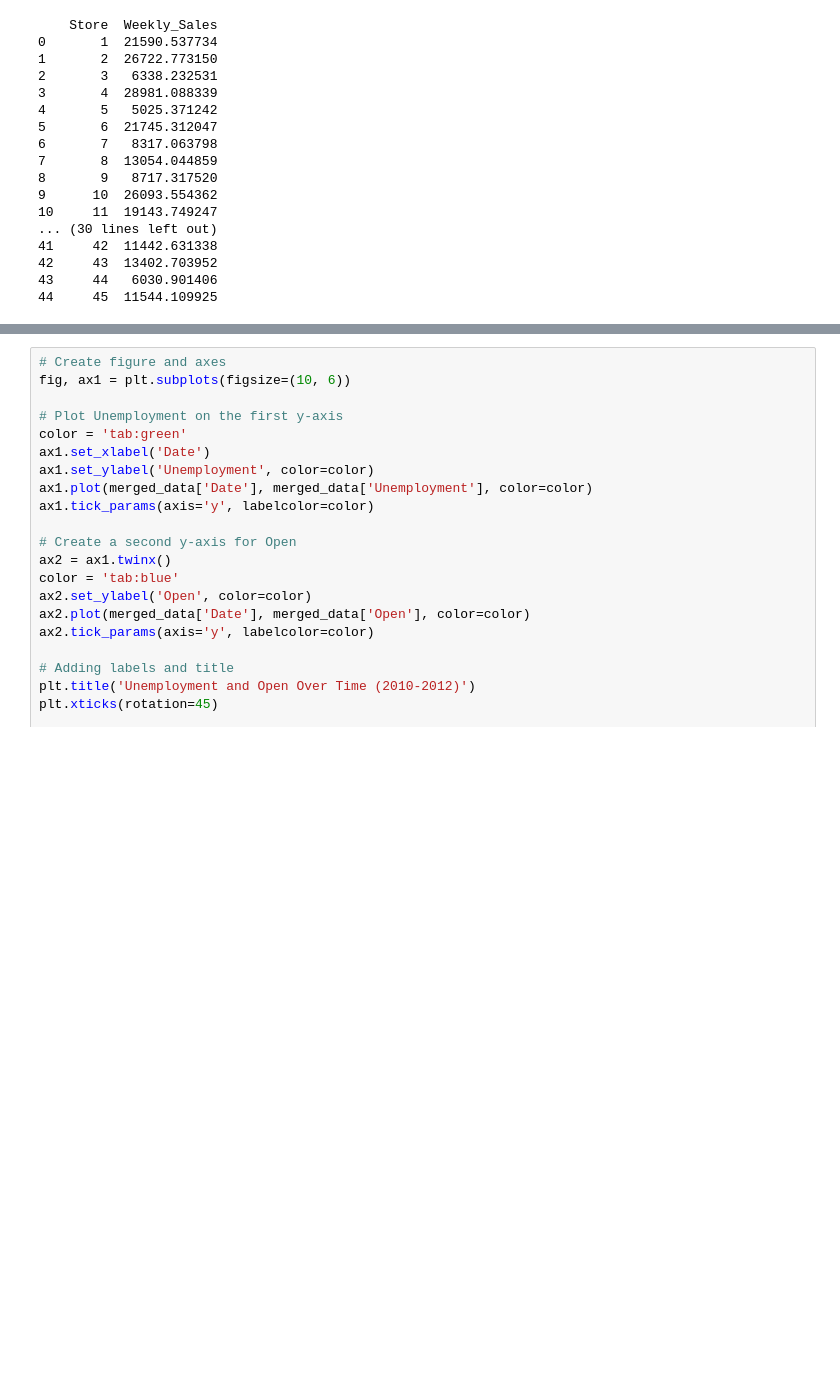
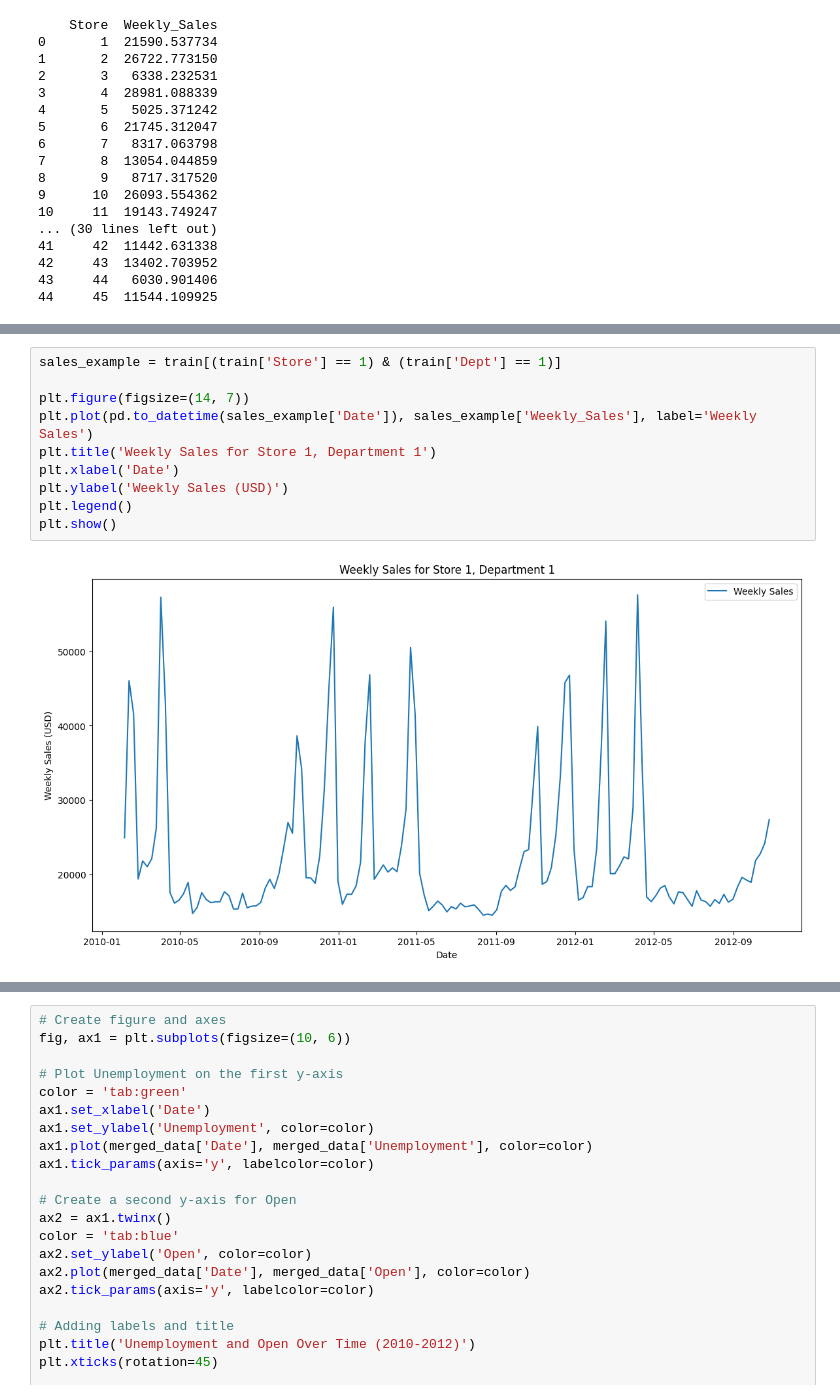
Before and after one commit to Chisholm10/CMSE-202-Project, a Jupyter notebook: FinalProject.ipynb, the cells around one changed output, grey strips where cells are left out. Cells and saved outputs as stored; diff of their text form; blank space fills up the shorter version.

```diff
--- a/FinalProject.ipynb
+++ b/FinalProject.ipynb
@@ -159,0 +176,12 @@ print(store_avg_sales)
+# %%
+sales_example = train[(train['Store'] == 1) & (train['Dept'] == 1)]
+
+plt.figure(figsize=(14, 7))
+plt.plot(pd.to_datetime(sales_example['Date']), sales_example['Weekly_Sales'], label='Weekly Sales')
+plt.title('Weekly Sales for Store 1, Department 1')
+plt.xlabel('Date')
+plt.ylabel('Weekly Sales (USD)')
+plt.legend()
+plt.show()
+# %% [output]
+[figure, added]
```
Also changed, not shown: parts of 24 cells of this notebook.
